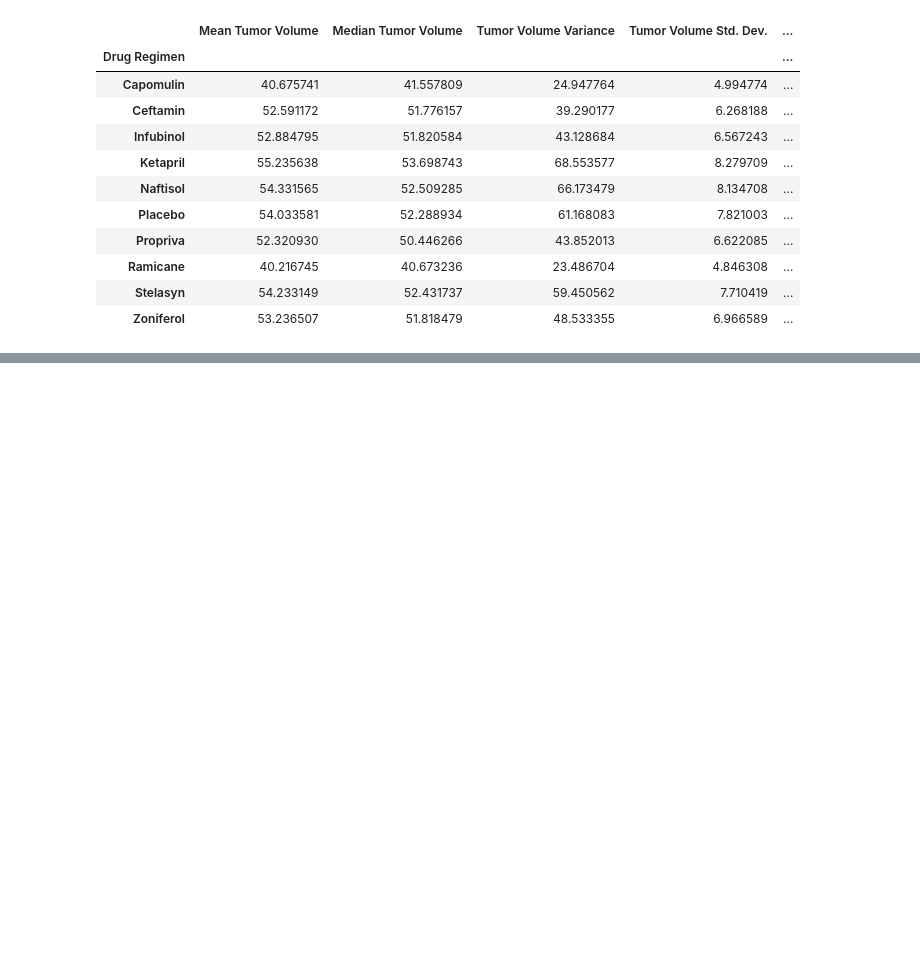
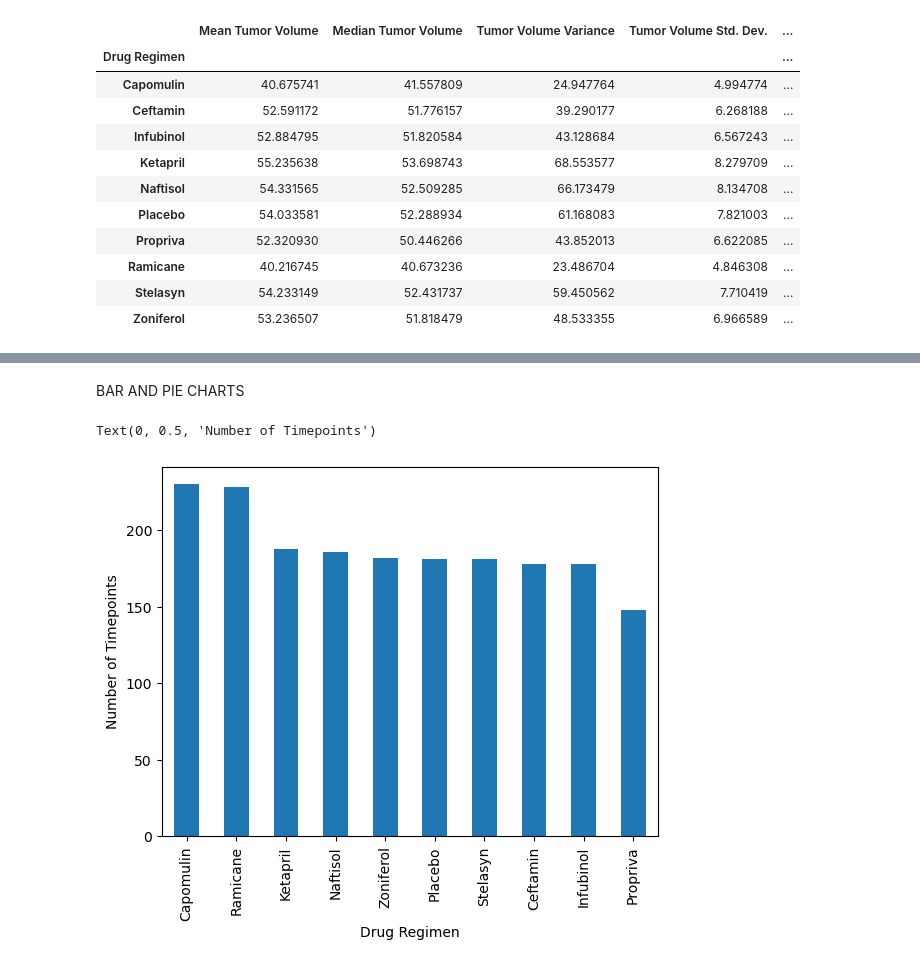
Before and after one commit to m-janssens-boop/Matplotlib_challenge, a Jupyter notebook: Pymaceuticals_analysis.ipynb, the cells around one changed output, grey strips where cells are left out. Saved outputs shown, nothing was run; the diff lists cells and outputs as text; code cells hidden in the pictures; blank space fills up the shorter version.

Commit message:
drug graph

```diff
--- a/Pymaceuticals_analysis.ipynb
+++ b/Pymaceuticals_analysis.ipynb
@@ -132,0 +147,12 @@ cleaned_study_df.groupby("Drug Regimen").agg(["mean", "median", "var", "std", "s
+# %% [markdown]
+BAR AND PIE CHARTS
+# %%
+# Generate a bar plot showing the total number of timepoints for all mice tested for each drug regimen using Pandas.
+
+#set x axis and tick locations
+
+pandas_bar_plot = cleaned_study_df.groupby("Drug Regimen").count()["Timepoint"].sort_values(ascending = False).plot.bar()
+pandas_bar_plot.set_ylabel('Number of Timepoints')
+# %% [output]
+Text(0, 0.5, 'Number of Timepoints')
+[figure, added]
```
Also changed, not shown: parts of 2 cells of this notebook.
